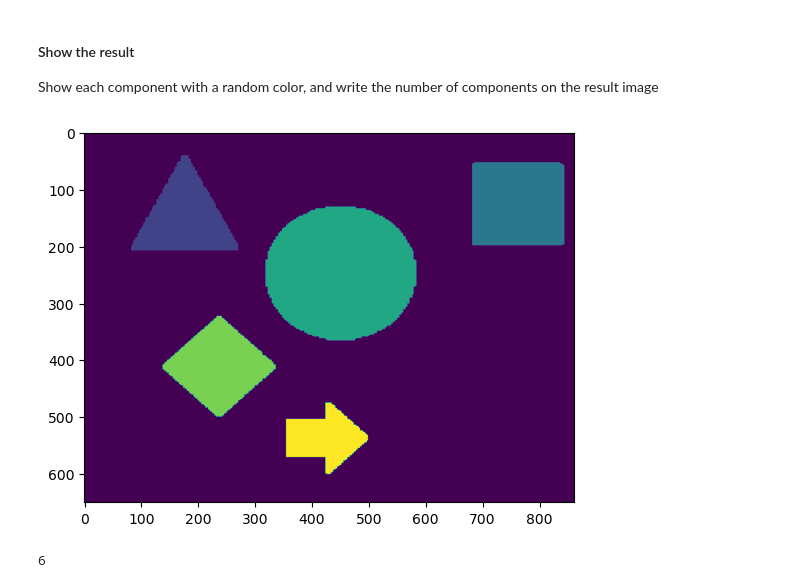
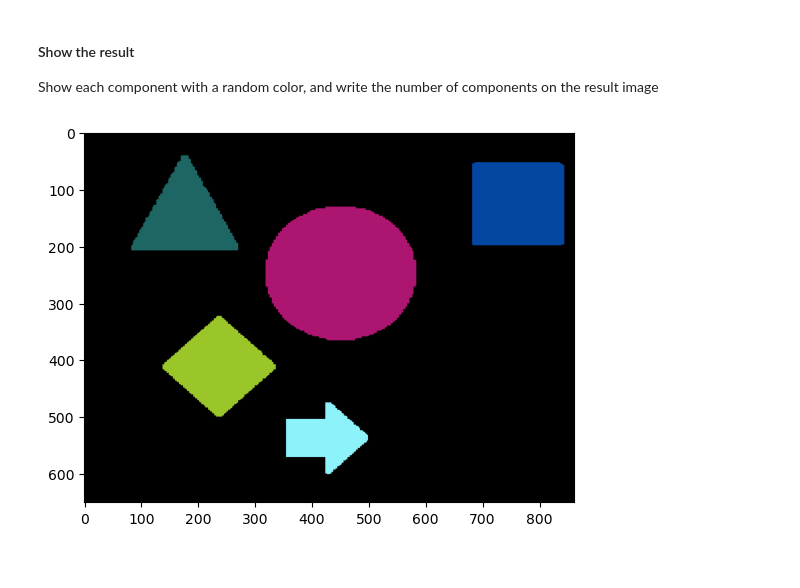
Before and after one commit to hamidrezaen/IntroMachineVisionCourse, a Jupyter notebook: HW4/A/Q1/Q1.ipynb, the cells around one changed output. Drawn from its saved outputs; the diff is of its cells as text; code cells hidden in the pictures.

```diff
--- a/HW4/A/Q1/Q1.ipynb
+++ b/HW4/A/Q1/Q1.ipynb
@@ -37,16 +37,22 @@ plt.show()
 # You can use cv2 methods for finding them
 ### YOUR CODE ###
 num_labels, labels_im = cv2.connectedComponents(img)
+# %%
+shape = [img.shape[0],img.shape[1], 3]
+output = np.zeros(shape, dtype=np.uint8)
 # %% [markdown]
 #### Show the result
 
 Show each component with a random color, and write the number of components on the result image
-# %%
-### YOUR CODE ###
-
-plt.imshow(labels_im)
-plt.show()
-print(num_labels)
-# %% [output]
-[figure, removed]
-6
+# %%
+### YOUR CODE ###
+
+for label in range(1, num_labels):
+    color = np.random.randint(256, size=3)
+    output[labels_im==label] = color
+
+
+plt.imshow(output)
+plt.show()
+# %% [output]
+[figure, added]
```
